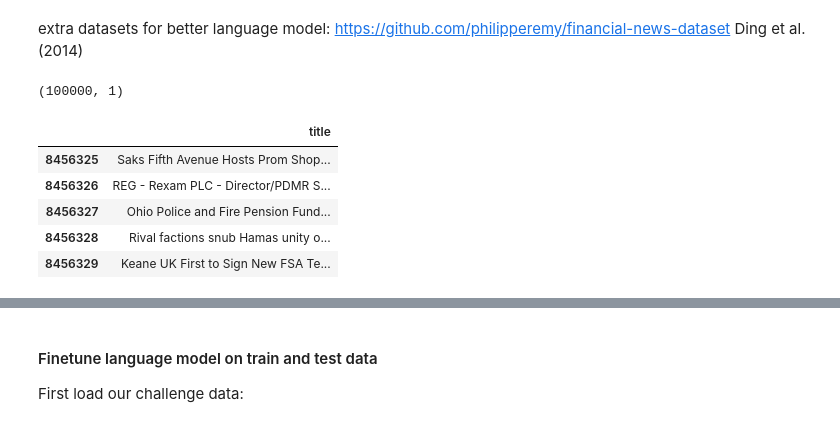
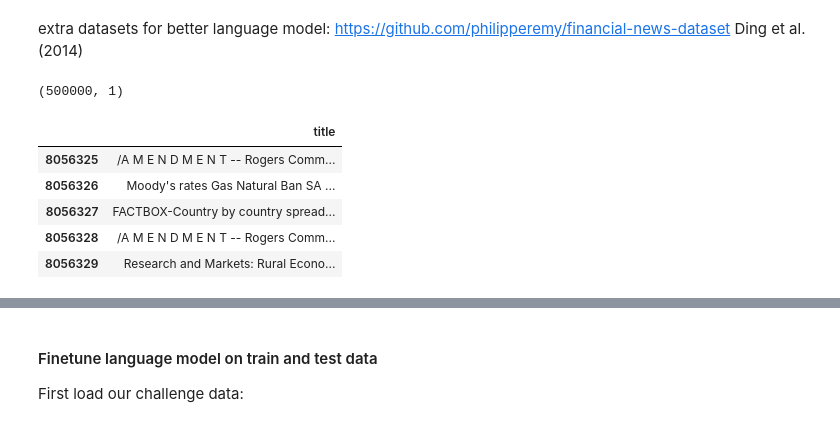
Before and after one commit to Darth-Carrotpie/EconIncentive, a Jupyter notebook: EconIncentive.ipynb, the cells around one changed output, grey strips where cells are left out. Cells and saved outputs as stored; diff of their text form; code cells hidden in the pictures.

```diff
--- a/EconIncentive.ipynb
+++ b/EconIncentive.ipynb
@@ -24,18 +24,18 @@ extra datasets for better language model:
 https://github.com/philipperemy/financial-news-dataset
 Ding et al. (2014)
 # %%
-n_to_read = 100000 #500 000
+n_to_read = 500000 #500 000
 df_econ = pd.read_csv('data/out.zip', compression='zip', header=0, sep=',', quotechar='"')[-n_to_read:]
 print(df_econ.shape)
 df_econ.head()
 # %% [output]
-(100000, 1)
+(500000, 1)
 |  | title |
-| 8456325 | Saks Fifth Avenue Hosts Prom Shop... |
-| 8456326 | REG - Rexam PLC - Director/PDMR S... |
-| 8456327 | Ohio Police and Fire Pension Fund... |
-| 8456328 | Rival factions snub Hamas unity o... |
-| 8456329 | Keane UK First to Sign New FSA Te... |
+| 8056325 | /A M E N D M E N T -- Rogers Comm... |
+| 8056326 | Moody's rates Gas Natural Ban SA ... |
+| 8056327 | FACTBOX-Country by country spread... |
+| 8056328 | /A M E N D M E N T -- Rogers Comm... |
+| 8056329 | Research and Markets: Rural Econo... |
 # %%
 data_econ = TextDataLoaders.from_df(df_econ, is_lm=True, valid_pct = 0.1, text_col='title')
 print(len(data_econ.vocab))
```
Also changed, not shown: parts of 9 cells of this notebook, 1 other file.
